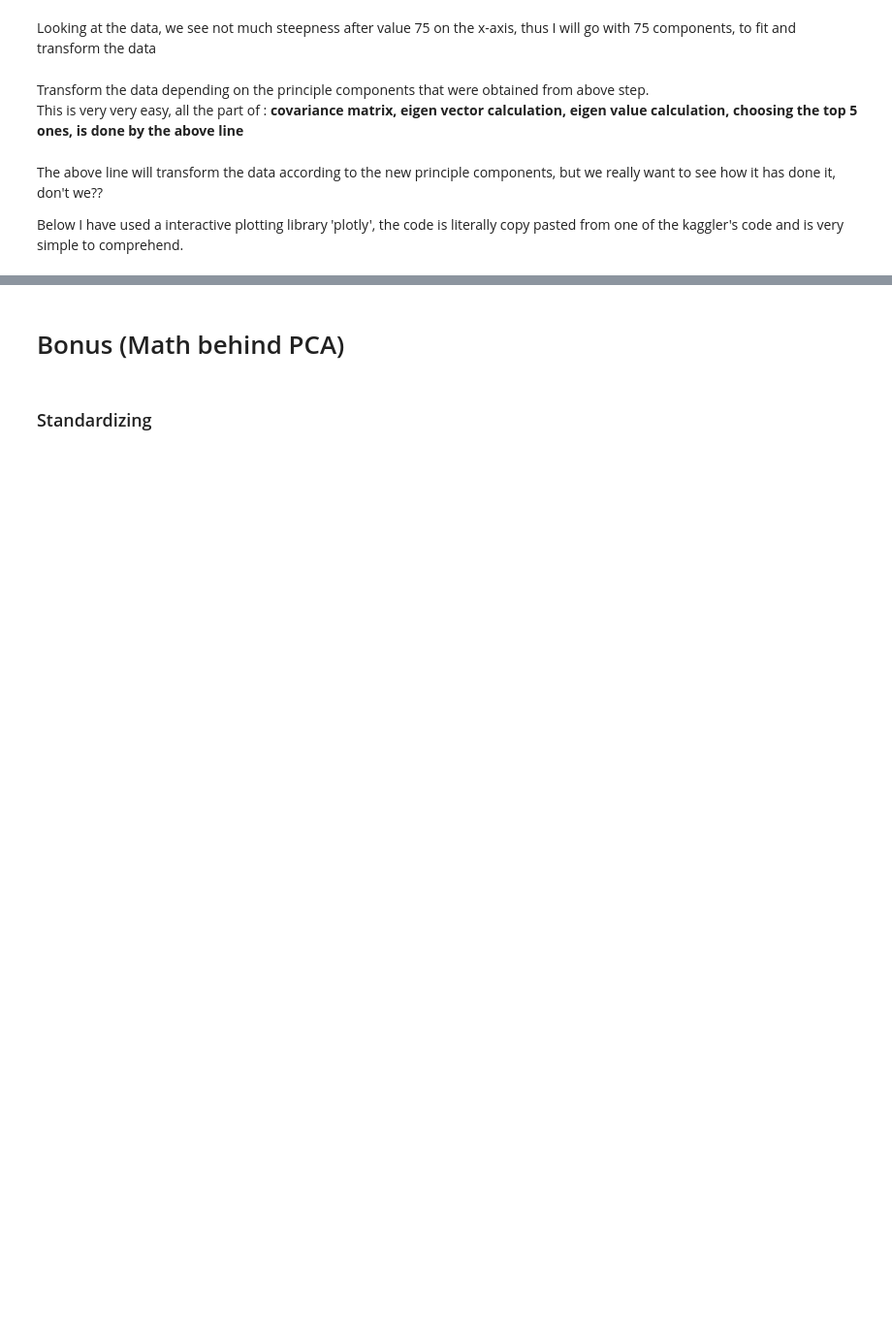
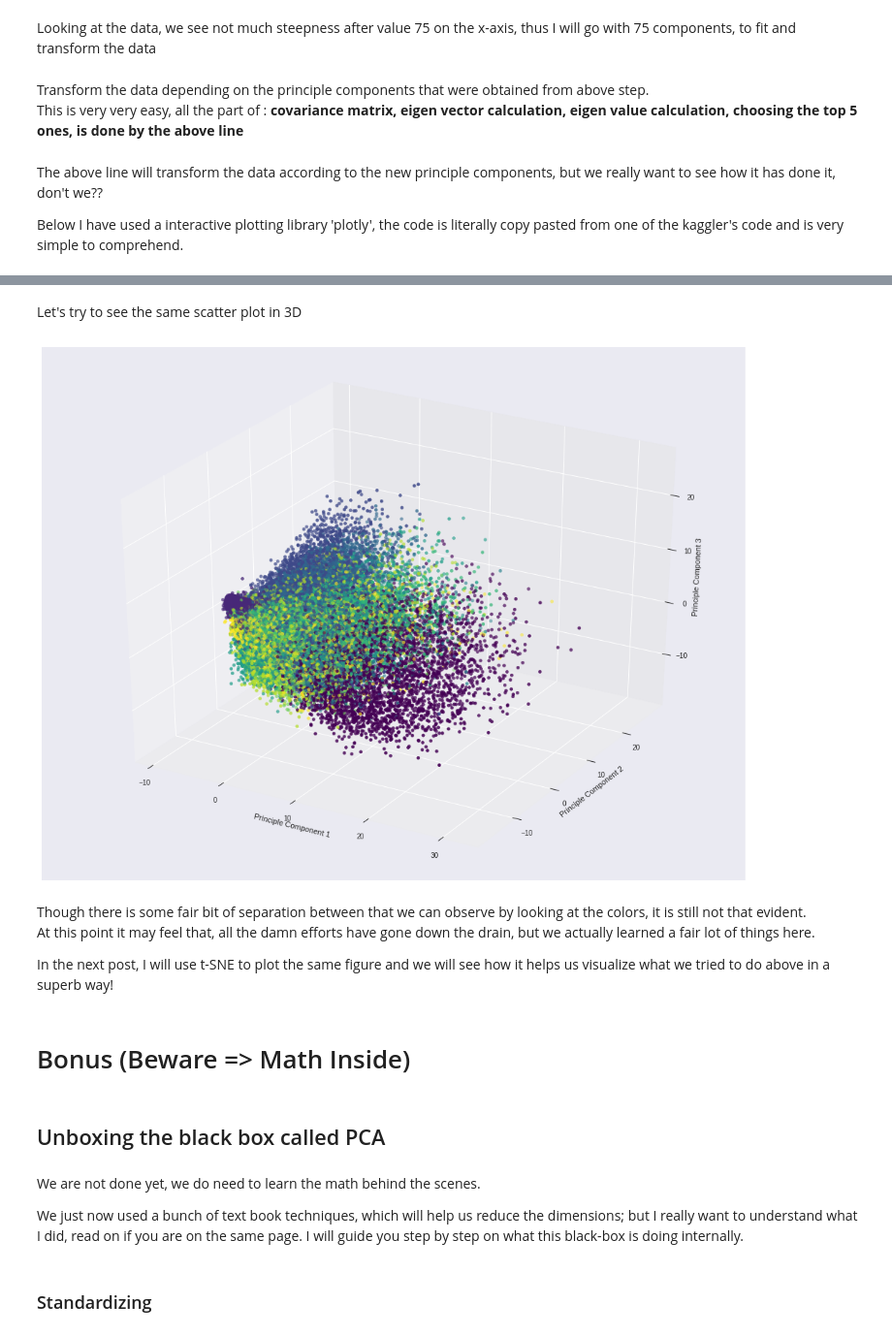
Before and after one commit to vikramriyer/Dimentionality_Reduction_with_PCA_and_t-SNE, a Jupyter notebook: PCA_on_MNIST_dataset.ipynb, the cells around one changed output, grey strips where cells are left out. Shown at 97% size. Saved outputs shown, nothing was run; the diff lists cells and outputs as text; code cells hidden in the pictures; blank space fills up the shorter version.

```diff
--- a/PCA_on_MNIST_dataset.ipynb
+++ b/PCA_on_MNIST_dataset.ipynb
@@ -210,4 +158,27 @@ We will see the t-SNE notebook which makes it much more visible and the distinct
+# %% [markdown]
+Let's try to see the same scatter plot in 3D
+# %%
+fig = plt.figure(figsize=(18, 14))
+ax = fig.add_subplot(111, projection='3d')
+ax.set_xlabel('Principle Component 1')
+ax.set_ylabel('Principle Component 2')
+ax.set_zlabel('Principle Component 3')
+ax.scatter(df_pca[:,0], df_pca[:,1], df_pca[:,2], c=label, cmap='viridis')
+plt.show()
+# %% [output]
+[figure, added]
+# %% [markdown]
+Though there is some fair bit of separation between that we can observe by looking at the colors, it is still not that evident. <br>
+At this point it may feel that, all the damn efforts have gone down the drain, but we actually learned a fair lot of things here. <br>
+
+In the next post, I will use t-SNE to plot the same figure and we will see how it helps us visualize what we tried to do above in a superb way!
 # %% [markdown]
-# Bonus (Math behind PCA)
+# Bonus (Beware => Math Inside)
+# %% [markdown]
+## Unboxing the black box called PCA
+# %% [markdown]
+We are not done yet, we do need to learn the math behind the scenes.
+
+We just now used a bunch of text book techniques, which will help us reduce the dimensions; but I really want to understand what I did, read on if you are on the same page. I will guide you step by step on what this black-box is doing internally.
 # %% [markdown]
 ### Standardizing
```
Also changed, not shown: parts of 49 cells of this notebook, 1 other file.
